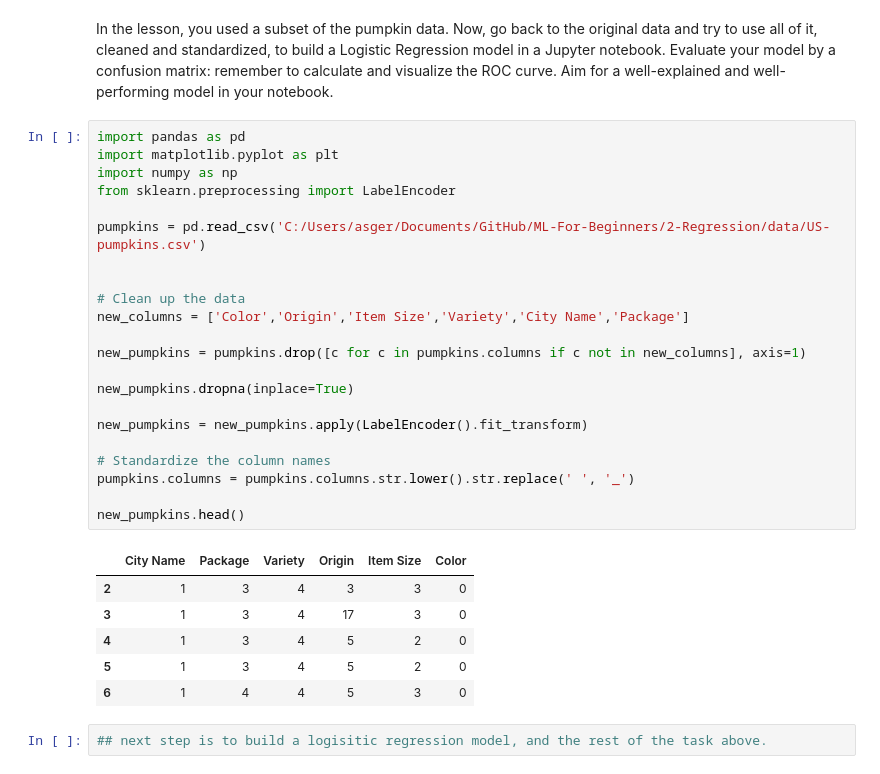
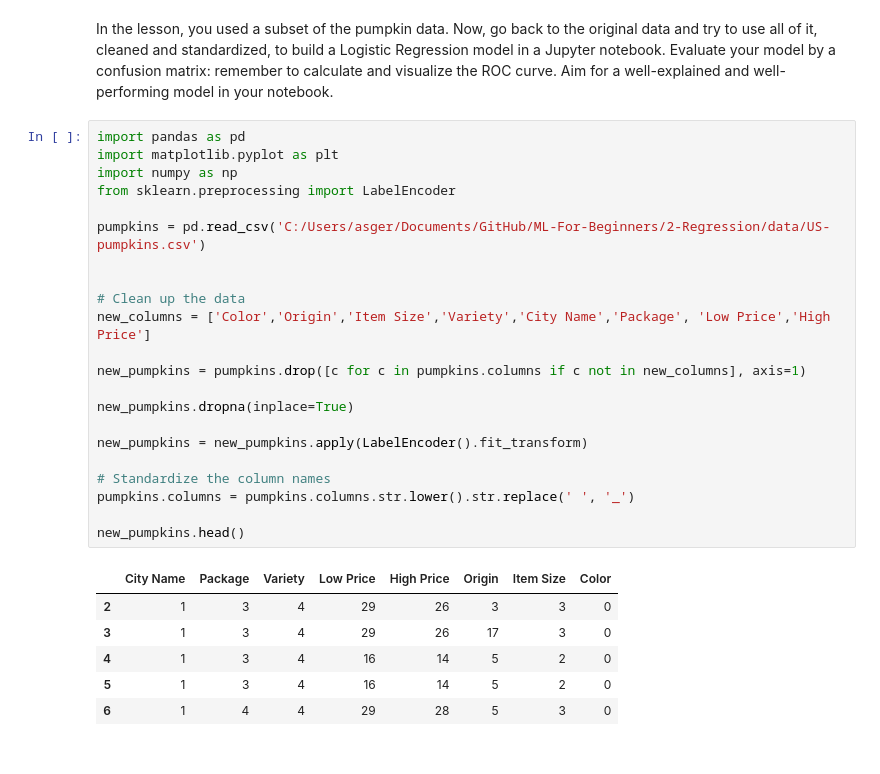
Before and after one commit to AsgerLanghoff/ML-For-Beginners, a Jupyter notebook: 2-Regression/Hand-in2.ipynb, the cells around one changed output. Saved outputs shown, nothing was run; the diff lists cells and outputs as text.

```diff
--- a/2-Regression/Hand-in2.ipynb
+++ b/2-Regression/Hand-in2.ipynb
@@ -92,31 +94,29 @@ In the lesson, you used a subset of the pumpkin data. Now, go back to the origin
 # %%
 import pandas as pd
 import matplotlib.pyplot as plt
 import numpy as np
 from sklearn.preprocessing import LabelEncoder
 
 pumpkins = pd.read_csv('C:/Users/asger/Documents/GitHub/ML-For-Beginners/2-Regression/data/US-pumpkins.csv')
 
 
 # Clean up the data
-new_columns = ['Color','Origin','Item Size','Variety','City Name','Package']
+new_columns = ['Color','Origin','Item Size','Variety','City Name','Package', 'Low Price','High Price']
 
 new_pumpkins = pumpkins.drop([c for c in pumpkins.columns if c not in new_columns], axis=1)
 
 new_pumpkins.dropna(inplace=True)
 
 new_pumpkins = new_pumpkins.apply(LabelEncoder().fit_transform)
 
 # Standardize the column names
 pumpkins.columns = pumpkins.columns.str.lower().str.replace(' ', '_')
 
 new_pumpkins.head()
 # %% [output]
-|  | City Name | Package | Variety | Origin | Item Size | Color |
-| 2 | 1 | 3 | 4 | 3 | 3 | 0 |
-| 3 | 1 | 3 | 4 | 17 | 3 | 0 |
-| 4 | 1 | 3 | 4 | 5 | 2 | 0 |
-| 5 | 1 | 3 | 4 | 5 | 2 | 0 |
-| 6 | 1 | 4 | 4 | 5 | 3 | 0 |
+|  | City Name | Package | Variety | Low Price | High Price | Origin | Item Size | Color |
+| 2 | 1 | 3 | 4 | 29 | 26 | 3 | 3 | 0 |
+| 3 | 1 | 3 | 4 | 29 | 26 | 17 | 3 | 0 |
+| 4 | 1 | 3 | 4 | 16 | 14 | 5 | 2 | 0 |
+| 5 | 1 | 3 | 4 | 16 | 14 | 5 | 2 | 0 |
+| 6 | 1 | 4 | 4 | 29 | 28 | 5 | 3 | 0 |
-# %%
-## next step is to build a logisitic regression model, and the rest of the task above.
```
Also changed, not shown: parts of 8 cells of this notebook, 2 other files.
